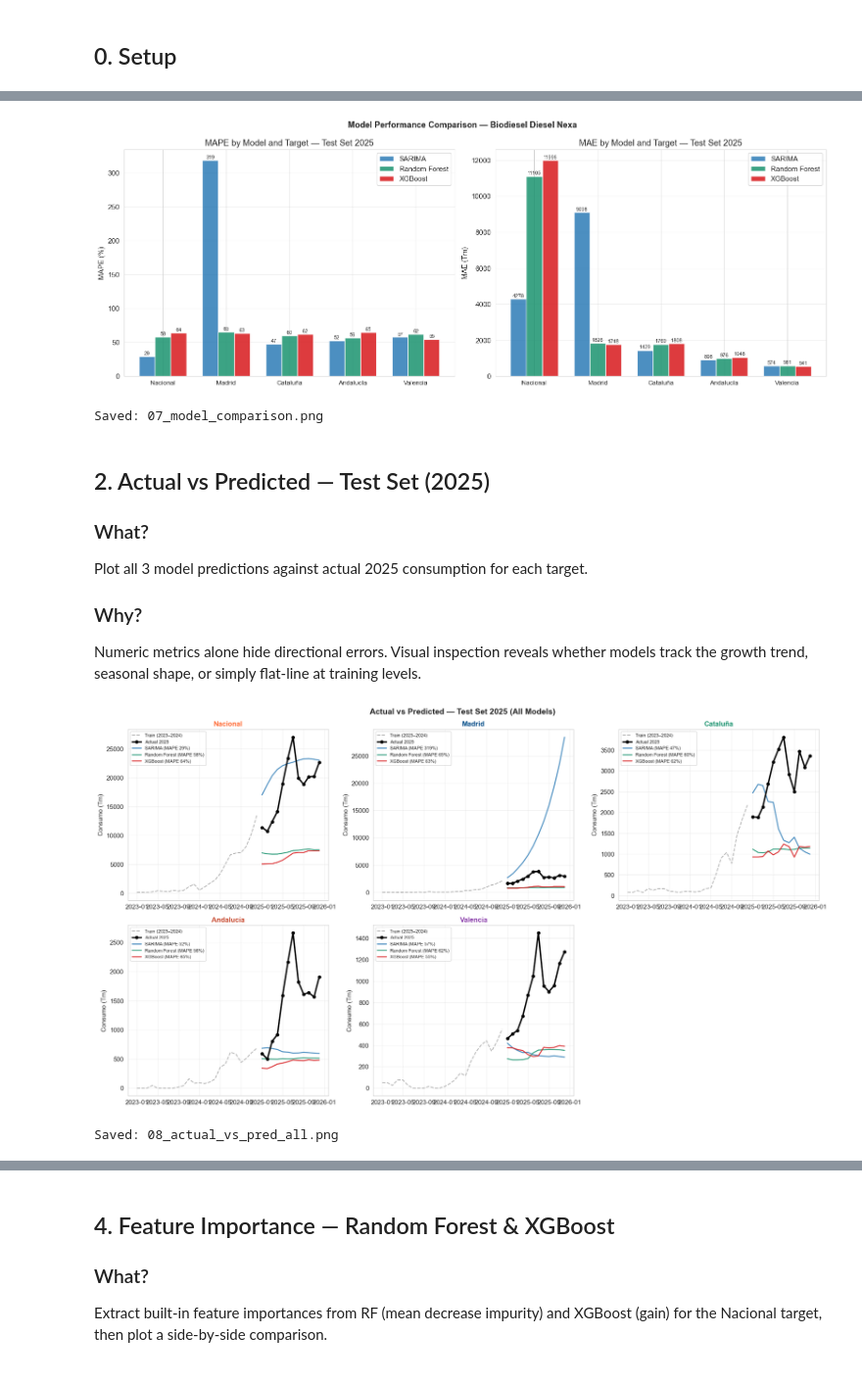
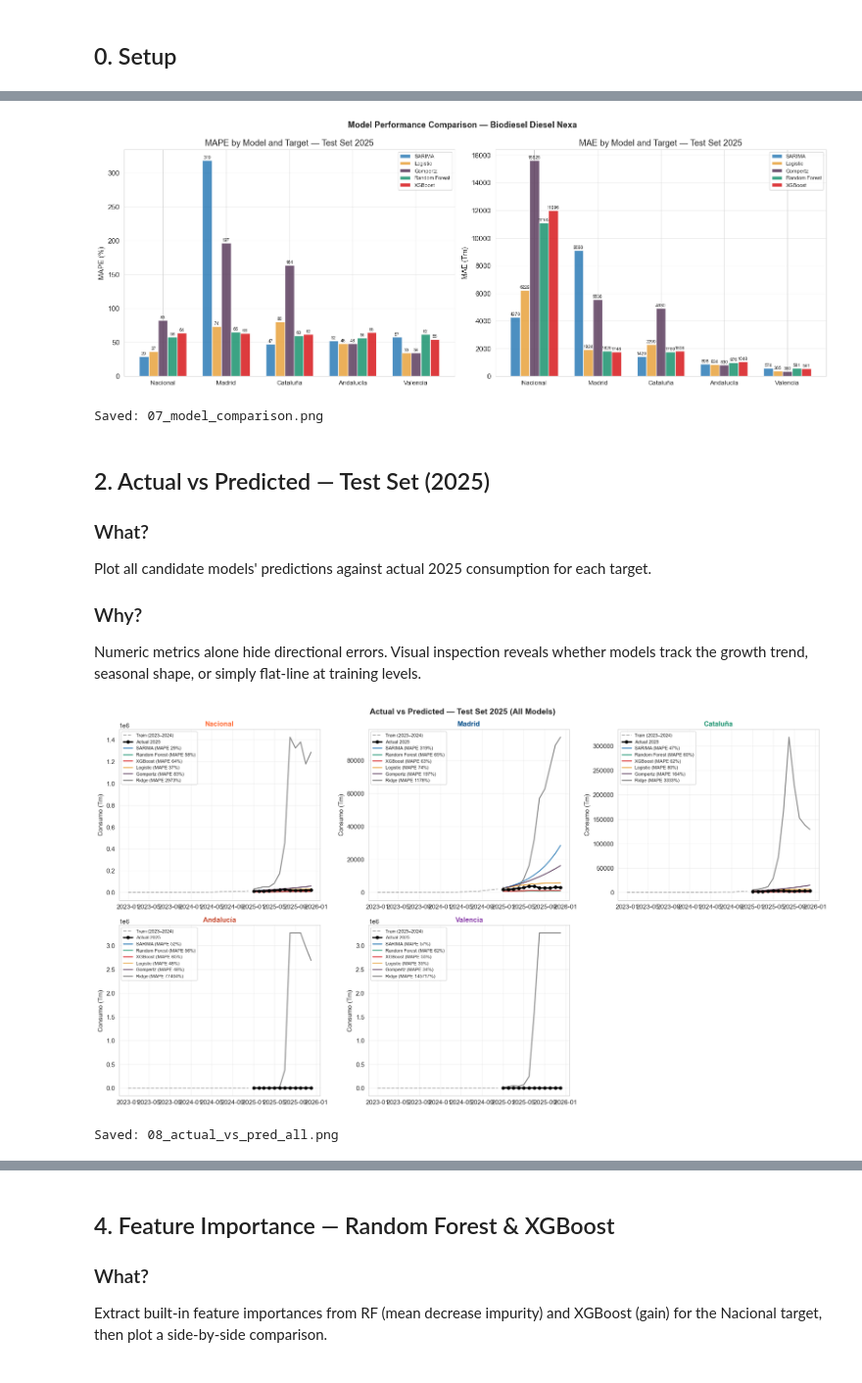
Before and after one commit to albertojrc/repsol-capstone, a Jupyter notebook: notebooks/09_evaluation.ipynb, the cells around one changed output, grey strips where cells are left out. Shown at 98% size. Drawn from its saved outputs; the diff is of its cells as text; code cells hidden in the pictures.

```diff
--- a/notebooks/09_evaluation.ipynb
+++ b/notebooks/09_evaluation.ipynb
@@ -56,6 +56,9 @@ MODEL_COLORS = {
     'SARIMA':         '#2C7BB6',
     'Random Forest':  '#1A936F',
     'XGBoost':        '#D7191C',
+    'Logistic':       '#E8A33D',
+    'Gompertz':       '#5C3D5E',
+    'Ridge':          '#777777',
 }
 # Only the _lag1 macro features are used -- the contemporaneous IPI_original /
 # IPC_var_anual / Tasa_paro values are not actually known at forecast time
@@ -159,40 +162,42 @@ Andalucía SARIMA    897.9   1077.0   52.5     -1.924
 # %%
 fig, axes = plt.subplots(1, 2, figsize=(16, 6))
-models = ['SARIMA', 'Random Forest', 'XGBoost']
+# Ridge excluded from this chart: its MAPE/MAE are orders of magnitude larger
+# than every other candidate and would flatten the rest of the bars to zero.
+models = ['SARIMA', 'Logistic', 'Gompertz', 'Random Forest', 'XGBoost']
 x = np.arange(len(TARGETS))
-w = 0.25
+w = 0.15
 
 for ax, metric in zip(axes, ['MAPE', 'MAE']):
     for i, mdl in enumerate(models):
         vals = [df_metrics.loc[(df_metrics['Target']==t) & (df_metrics['Model']==mdl), metric].values[0]
                 if len(df_metrics.loc[(df_metrics['Target']==t) & (df_metrics['Model']==mdl)]) > 0
                 else np.nan for t in TARGETS]
         bars = ax.bar(x + i*w, vals, width=w, label=mdl,
-                      color=list(MODEL_COLORS.values())[i], alpha=0.85, edgecolor='white')
+                      color=MODEL_COLORS.get(mdl, '#888888'), alpha=0.85, edgecolor='white')
         for bar, v in zip(bars, vals):
             if not np.isnan(v):
                 ax.text(bar.get_x() + bar.get_width()/2, bar.get_height() + (1 if metric=='MAPE' else 50),
-                        f'{v:.0f}', ha='center', va='bottom', fontsize=8)
-    ax.set_xticks(x + w)
+                        f'{v:.0f}', ha='center', va='bottom', fontsize=7)
+    ax.set_xticks(x + w*2)
     ax.set_xticklabels(TARGETS, fontsize=10)
     ax.set_ylabel(f'{metric} {"(%)" if metric=="MAPE" else "(Tm)"}')
     ax.set_title(f'{metric} by Model and Target — Test Set 2025')
-    ax.legend()
+    ax.legend(fontsize=8)
     ax.grid(True, alpha=0.3, axis='y')
 
 plt.suptitle('Model Performance Comparison — Biodiesel Diesel Nexa', fontsize=13, fontweight='bold')
 plt.tight_layout()
 plt.savefig(FIGS / '07_model_comparison.png', dpi=150, bbox_inches='tight')
 plt.show()
 print('Saved: 07_model_comparison.png')
 # %% [output]
-[figure, old version]
+[figure, new version]
 Saved: 07_model_comparison.png
 # %% [markdown]
 ## 2. Actual vs Predicted — Test Set (2025)
 
 ### What?
-Plot all 3 model predictions against actual 2025 consumption for each target.
+Plot all candidate models' predictions against actual 2025 consumption for each target.
 
 ### Why?
 Numeric metrics alone hide directional errors. Visual inspection reveals whether models track the growth trend,
@@ -239,6 +244,6 @@ plt.savefig(FIGS / '08_actual_vs_pred_all.png', dpi=150, bbox_inches='tight')
 plt.show()
 print('Saved: 08_actual_vs_pred_all.png')
 # %% [output]
-[figure, old version]
+[figure, new version]
 Saved: 08_actual_vs_pred_all.png
 # %% [markdown]
```
Also changed, not shown: parts of 10 cells of this notebook, 15 other files.
